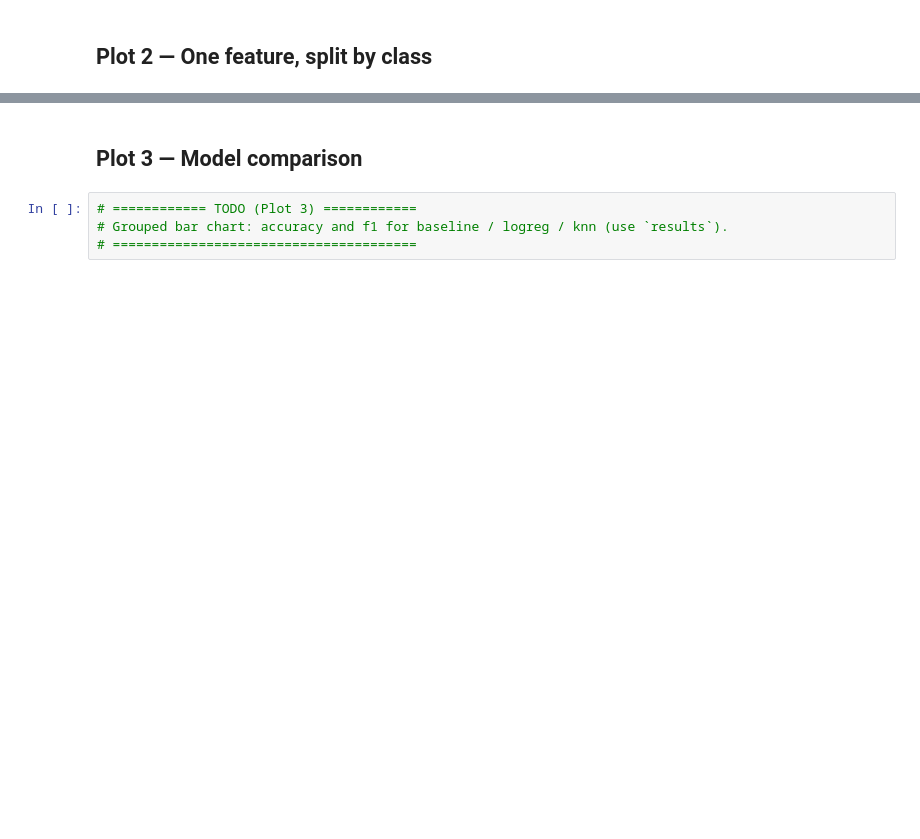
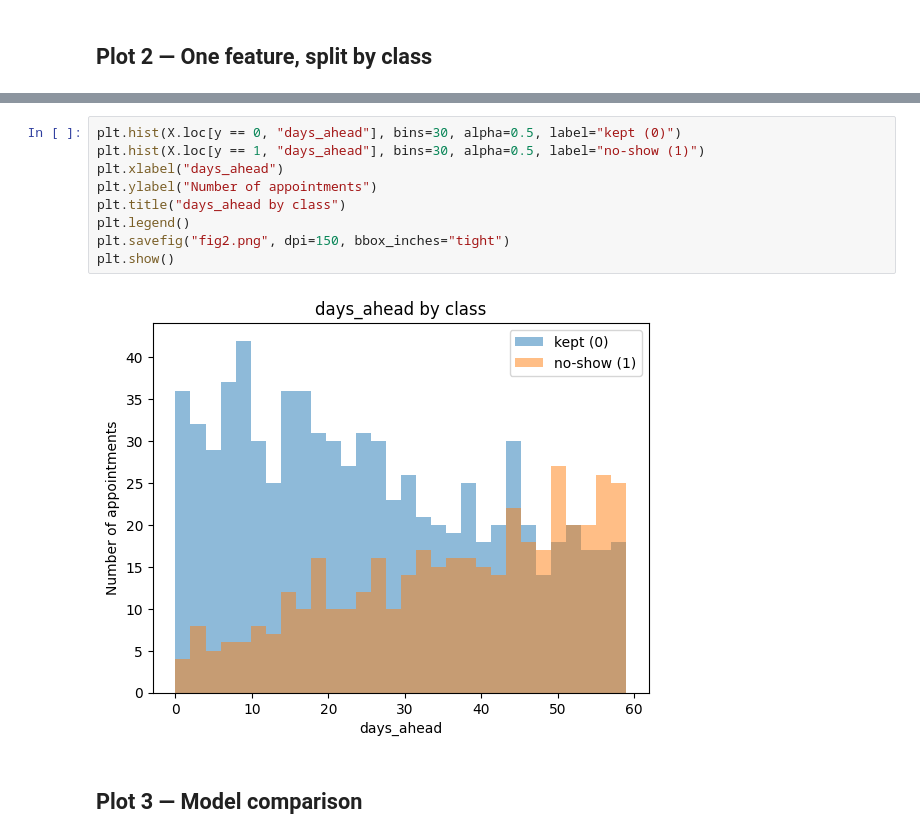
Before and after one commit to rhddnjs1974/machine-learning-project, a Jupyter notebook: lab02/notebooks/lab02_visualization.ipynb, the cells around one changed output, grey strips where cells are left out. Cells and saved outputs as stored; diff of their text form; blank space fills up the shorter version.

```diff
--- a/lab02/notebooks/lab02_visualization.ipynb
+++ b/lab02/notebooks/lab02_visualization.ipynb
@@ -34,6 +44,13 @@ results
+# %%
+plt.hist(X.loc[y == 0, "days_ahead"], bins=30, alpha=0.5, label="kept (0)")
+plt.hist(X.loc[y == 1, "days_ahead"], bins=30, alpha=0.5, label="no-show (1)")
+plt.xlabel("days_ahead")
+plt.ylabel("Number of appointments")
+plt.title("days_ahead by class")
+plt.legend()
+plt.savefig("fig2.png", dpi=150, bbox_inches="tight")
+plt.show()
+# %% [output]
+[figure, added]
 # %% [markdown]
 ## Plot 3 — Model comparison
-# %%
-# ============ TODO (Plot 3) ============
-# Grouped bar chart: accuracy and f1 for baseline / logreg / knn (use `results`).
-# =======================================
```
Also changed, not shown: parts of 5 cells of this notebook, 6 other files.
